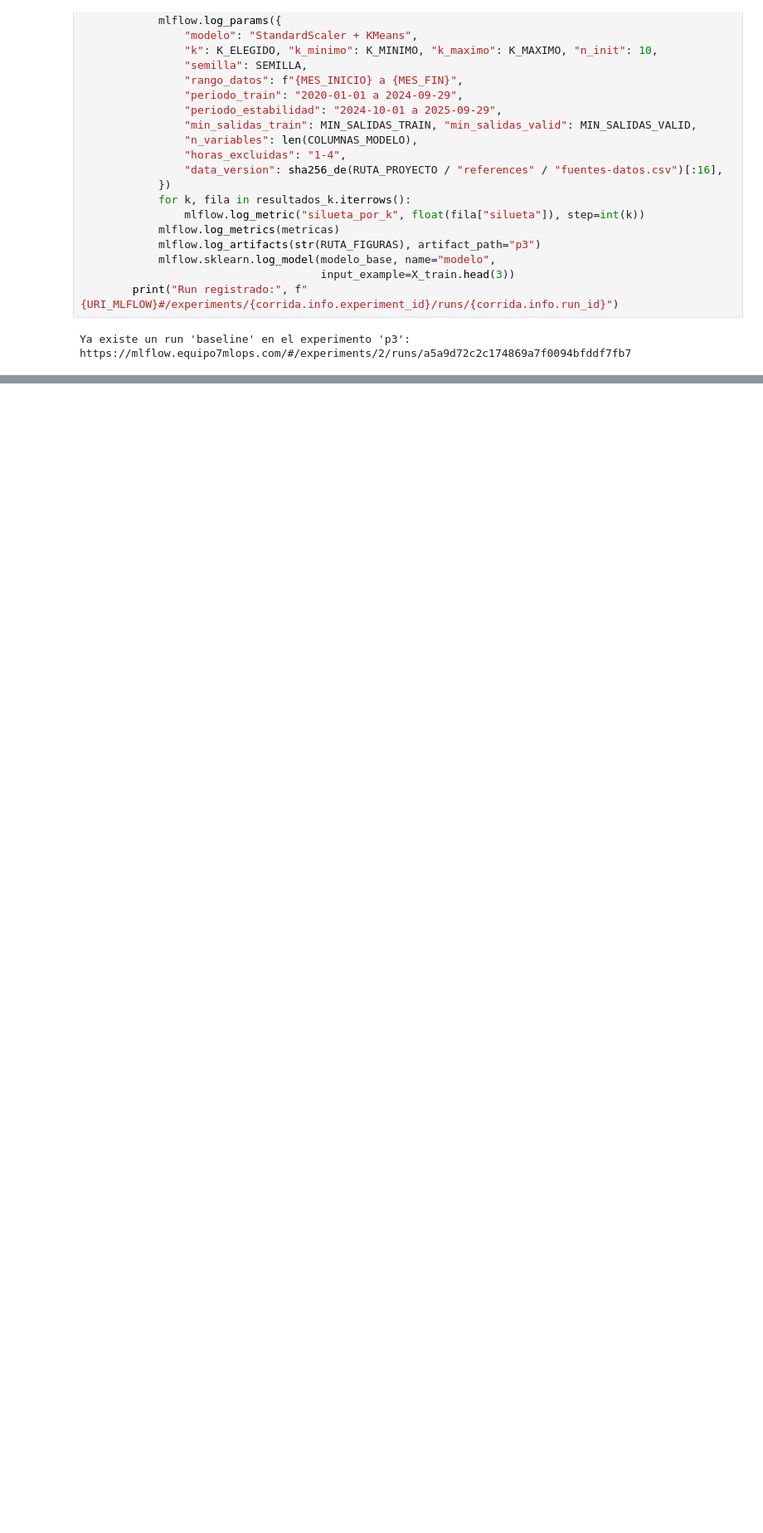
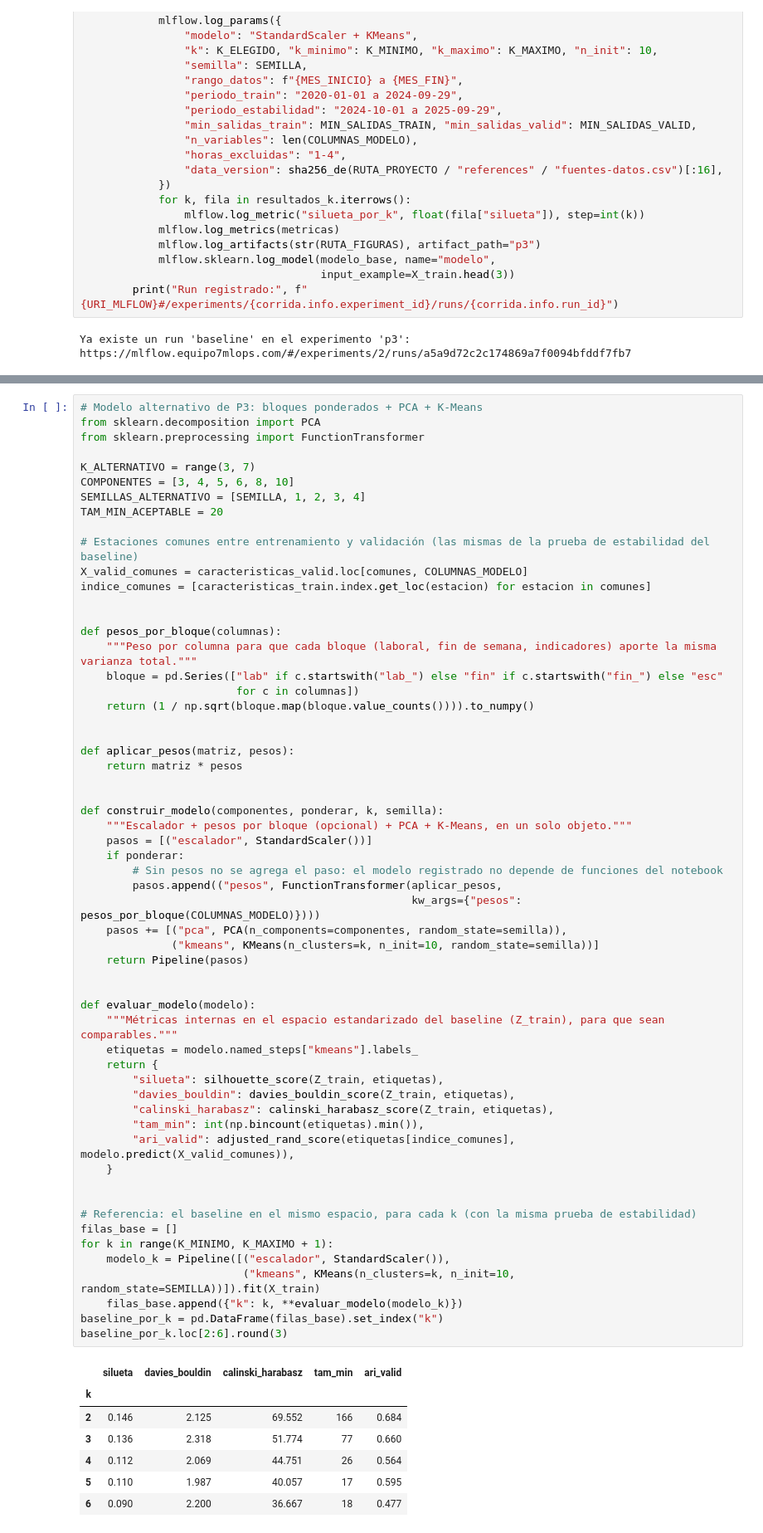
Before and after one commit to sanchezdavilaluisarturo/MLOps-ProyectoMiBici-Equipo7, a Jupyter notebook: notebooks/0.03-lasd-exploracion-carga.ipynb, the cells around one changed output, grey strips where cells are left out. Shown at 83% size. Saved outputs shown, nothing was run; the diff lists cells and outputs as text; blank space fills up the shorter version.

```diff
--- a/notebooks/0.03-lasd-exploracion-carga.ipynb
+++ b/notebooks/0.03-lasd-exploracion-carga.ipynb
@@ -1321,0 +1343,66 @@ Ya existe un run 'baseline' en el experimento 'p3': https://mlflow.equipo7mlops.
+# %%
+# Modelo alternativo de P3: bloques ponderados + PCA + K-Means
+from sklearn.decomposition import PCA
+from sklearn.preprocessing import FunctionTransformer
+
+K_ALTERNATIVO = range(3, 7)
+COMPONENTES = [3, 4, 5, 6, 8, 10]
+SEMILLAS_ALTERNATIVO = [SEMILLA, 1, 2, 3, 4]
+TAM_MIN_ACEPTABLE = 20
+
+# Estaciones comunes entre entrenamiento y validación (las mismas de la prueba de estabilidad del baseline)
+X_valid_comunes = caracteristicas_valid.loc[comunes, COLUMNAS_MODELO]
+indice_comunes = [caracteristicas_train.index.get_loc(estacion) for estacion in comunes]
+
+
+def pesos_por_bloque(columnas):
+    """Peso por columna para que cada bloque (laboral, fin de semana, indicadores) aporte la misma varianza total."""
+    bloque = pd.Series(["lab" if c.startswith("lab_") else "fin" if c.startswith("fin_") else "esc"
+                        for c in columnas])
+    return (1 / np.sqrt(bloque.map(bloque.value_counts()))).to_numpy()
+
+
+def aplicar_pesos(matriz, pesos):
+    return matriz * pesos
+
+
+def construir_modelo(componentes, ponderar, k, semilla):
+    """Escalador + pesos por bloque (opcional) + PCA + K-Means, en un solo objeto."""
+    pasos = [("escalador", StandardScaler())]
+    if ponderar:
+        # Sin pesos no se agrega el paso: el modelo registrado no depende de funciones del notebook
+        pasos.append(("pesos", FunctionTransformer(aplicar_pesos,
+                                                   kw_args={"pesos": pesos_por_bloque(COLUMNAS_MODELO)})))
+    pasos += [("pca", PCA(n_components=componentes, random_state=semilla)),
+              ("kmeans", KMeans(n_clusters=k, n_init=10, random_state=semilla))]
+    return Pipeline(pasos)
+
+
+def evaluar_modelo(modelo):
+    """Métricas internas en el espacio estandarizado del baseline (Z_train), para que sean comparables."""
+    etiquetas = modelo.named_steps["kmeans"].labels_
+    return {
+        "silueta": silhouette_score(Z_train, etiquetas),
+        "davies_bouldin": davies_bouldin_score(Z_train, etiquetas),
+        "calinski_harabasz": calinski_harabasz_score(Z_train, etiquetas),
+        "tam_min": int(np.bincount(etiquetas).min()),
+        "ari_valid": adjusted_rand_score(etiquetas[indice_comunes], modelo.predict(X_valid_comunes)),
+    }
+
+
+# Referencia: el baseline en el mismo espacio, para cada k (con la misma prueba de estabilidad)
+filas_base = []
+for k in range(K_MINIMO, K_MAXIMO + 1):
+    modelo_k = Pipeline([("escalador", StandardScaler()),
+                         ("kmeans", KMeans(n_clusters=k, n_init=10, random_state=SEMILLA))]).fit(X_train)
+    filas_base.append({"k": k, **evaluar_modelo(modelo_k)})
+baseline_por_k = pd.DataFrame(filas_base).set_index("k")
+baseline_por_k.loc[2:6].round(3)
+# %% [output]
+|  | silueta | davies_bouldin | calinski_harabasz | tam_min | ari_valid |
+| k |  |  |  |  |  |
+| 2 | 0.146 | 2.125 | 69.552 | 166 | 0.684 |
+| 3 | 0.136 | 2.318 | 51.774 | 77 | 0.660 |
+| 4 | 0.112 | 2.069 | 44.751 | 26 | 0.564 |
+| 5 | 0.110 | 1.987 | 40.057 | 17 | 0.595 |
+| 6 | 0.090 | 2.200 | 36.667 | 18 | 0.477 |
```
Also changed, not shown: parts of 11 cells of this notebook, 5 other files.
